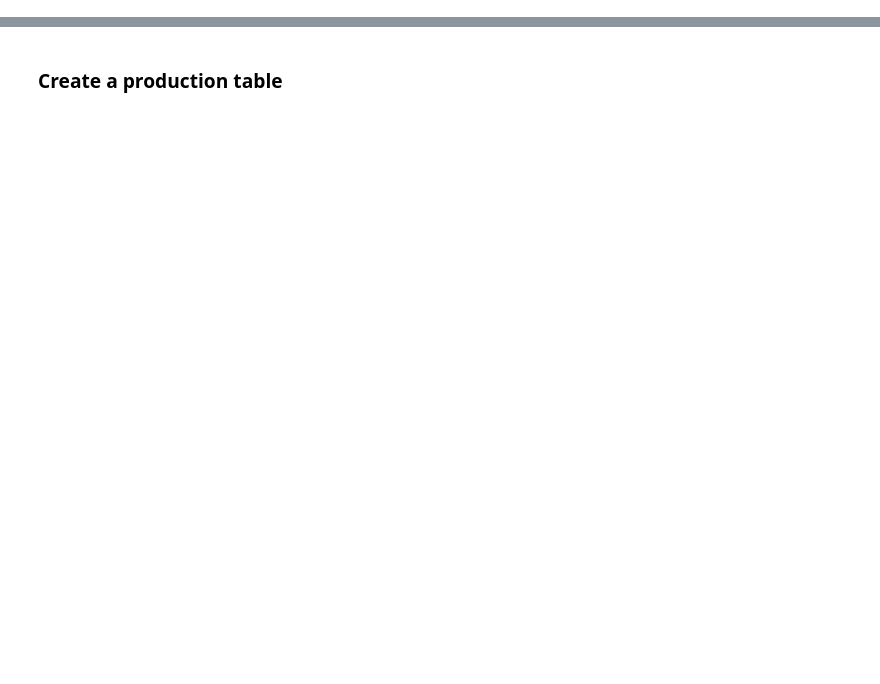
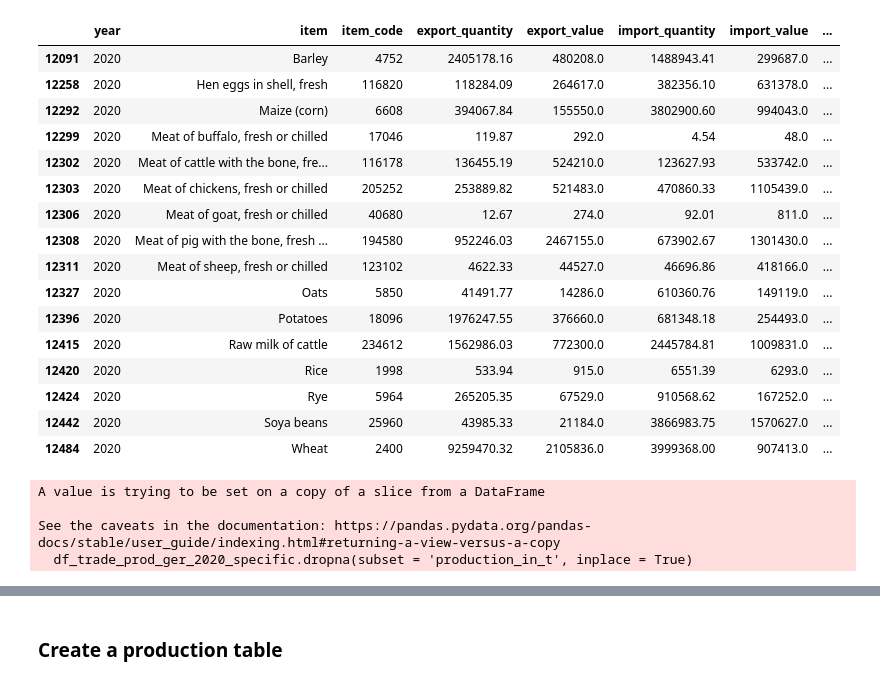
Before and after one commit to kostinam/neuefische-capstone, a Jupyter notebook: mk-eda.ipynb, the cells around one changed output, grey strips where cells are left out. Cells and saved outputs as stored; diff of their text form; code cells hidden in the pictures; blank space fills up the shorter version.

```diff
--- a/mk-eda.ipynb
+++ b/mk-eda.ipynb
@@ -5,0 +87,2 @@ import seaborn as sns
+# %%
+df_production_ger_grouped.drop(columns = ['country', 'continent', 'subcontinent', 'special_area', 'population',], inplace = True)
@@ -5,0 +91,2 @@ import seaborn as sns
+# %%
+df_trade_prod_ger  = pd.merge(df_trade_ger_grouped,df_production_ger_grouped[['item', 'year','production_in_t']], left_on = ['item', 'year'], right_on = ['item', 'year'], how = 'left')
@@ -5,0 +102,34 @@ import seaborn as sns
+# %%
+# Filter for 2020
+df_trade_prod_ger_2020 = df_trade_prod_ger[df_trade_prod_ger['year'] == 2020]
+# %%
+# Filter for selected items
+df_trade_prod_ger_2020_specific = df_trade_prod_ger_2020[df_trade_prod_ger_2020['item'].isin(selected_items)]
+# %%
+df_trade_prod_ger_2020_specific
+# %% [output]
+|  | year | item | item_code | export_quantity | export_value | import_quantity | import_value | ... |
+| 12091 | 2020 | Barley | 4752 | 2405178.16 | 480208.0 | 1488943.41 | 299687.0 | ... |
+| 12258 | 2020 | Hen eggs in shell, fresh | 116820 | 118284.09 | 264617.0 | 382356.10 | 631378.0 | ... |
+| 12292 | 2020 | Maize (corn) | 6608 | 394067.84 | 155550.0 | 3802900.60 | 994043.0 | ... |
+| 12299 | 2020 | Meat of buffalo, fresh or chilled | 17046 | 119.87 | 292.0 | 4.54 | 48.0 | ... |
+| 12302 | 2020 | Meat of cattle with the bone, fre... | 116178 | 136455.19 | 524210.0 | 123627.93 | 533742.0 | ... |
+| 12303 | 2020 | Meat of chickens, fresh or chilled | 205252 | 253889.82 | 521483.0 | 470860.33 | 1105439.0 | ... |
+| 12306 | 2020 | Meat of goat, fresh or chilled | 40680 | 12.67 | 274.0 | 92.01 | 811.0 | ... |
+| 12308 | 2020 | Meat of pig with the bone, fresh ... | 194580 | 952246.03 | 2467155.0 | 673902.67 | 1301430.0 | ... |
+| 12311 | 2020 | Meat of sheep, fresh or chilled | 123102 | 4622.33 | 44527.0 | 46696.86 | 418166.0 | ... |
+| 12327 | 2020 | Oats | 5850 | 41491.77 | 14286.0 | 610360.76 | 149119.0 | ... |
+| 12396 | 2020 | Potatoes | 18096 | 1976247.55 | 376660.0 | 681348.18 | 254493.0 | ... |
+| 12415 | 2020 | Raw milk of cattle | 234612 | 1562986.03 | 772300.0 | 2445784.81 | 1009831.0 | ... |
+| 12420 | 2020 | Rice | 1998 | 533.94 | 915.0 | 6551.39 | 6293.0 | ... |
+| 12424 | 2020 | Rye | 5964 | 265205.35 | 67529.0 | 910568.62 | 167252.0 | ... |
+| 12442 | 2020 | Soya beans | 25960 | 43985.33 | 21184.0 | 3866983.75 | 1570627.0 | ... |
+| 12484 | 2020 | Wheat | 2400 | 9259470.32 | 2105836.0 | 3999368.00 | 907413.0 | ... |
+# %%
+# Drop rows with NAs in the production column
+df_trade_prod_ger_2020_specific.dropna(subset = 'production_in_t', inplace = True)
+# %% [output]
+A value is trying to be set on a copy of a slice from a DataFrame
+
+See the caveats in the documentation: https://pandas.pydata.org/pandas-docs/stable/user_guide/indexing.html#returning-a-view-versus-a-copy
+  df_trade_prod_ger_2020_specific.dropna(subset = 'production_in_t', inplace = True)
```
Also changed, not shown: parts of 39 cells of this notebook.
